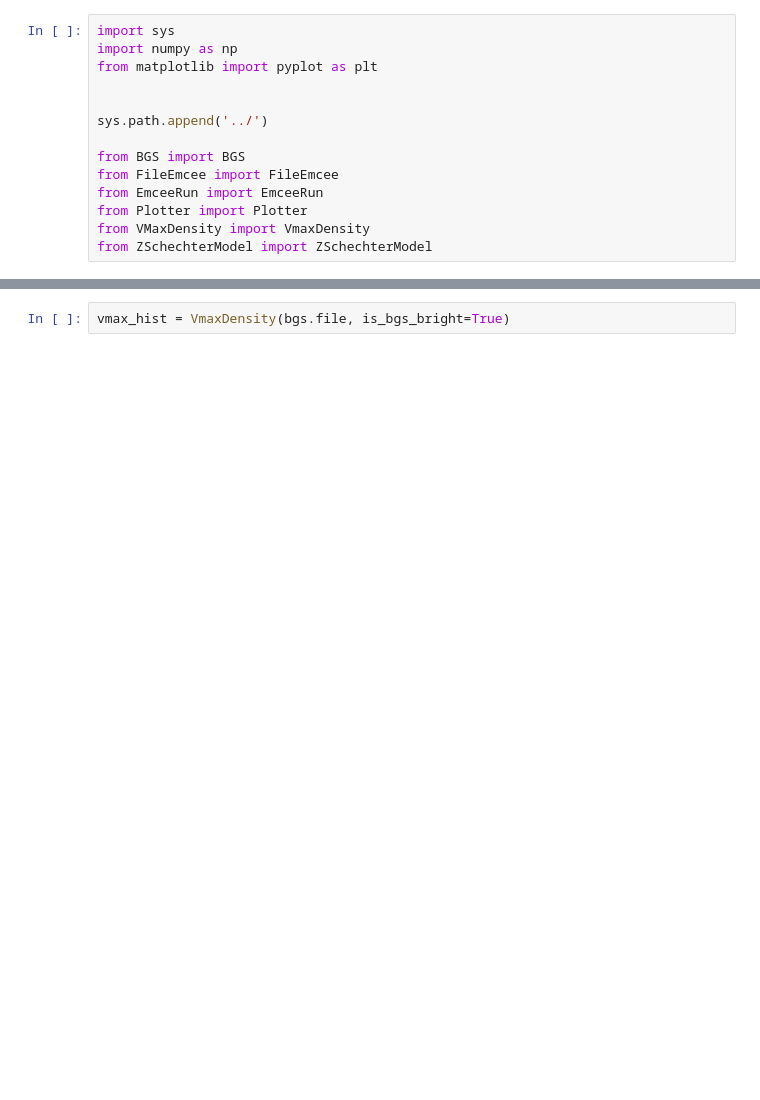
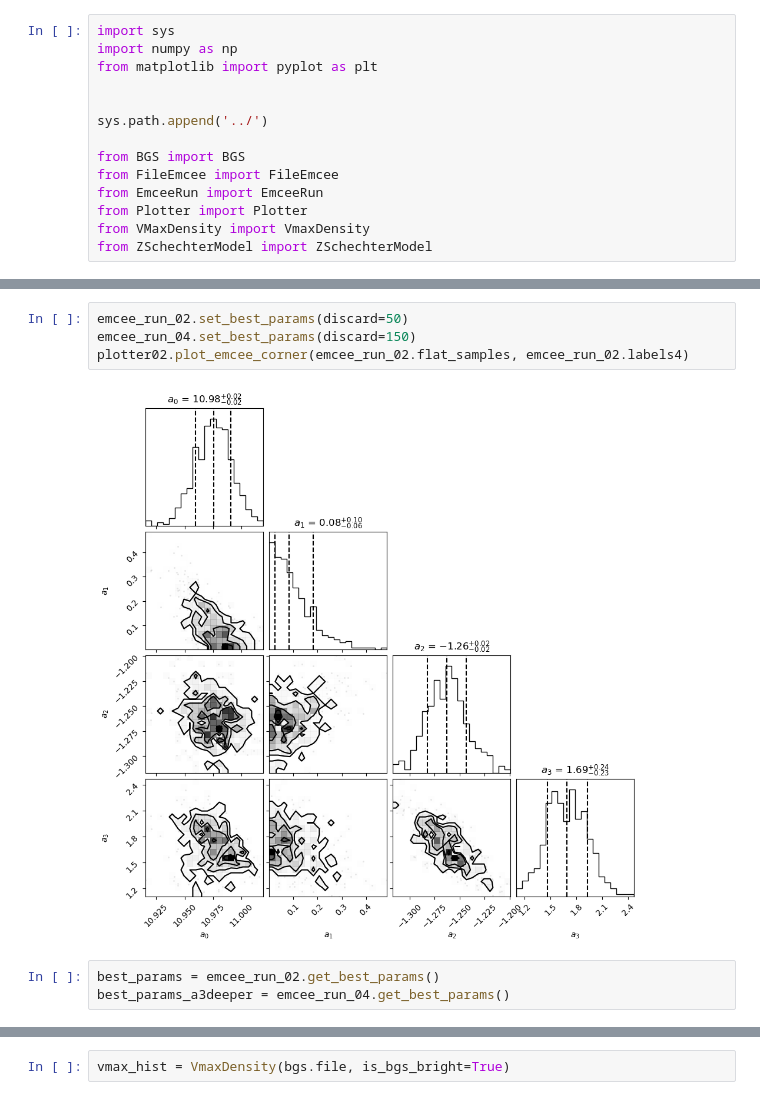
Before and after one commit to fedehope/zSMF, a Jupyter notebook: nb/emcee_check.ipynb, the cells around one changed output, grey strips where cells are left out. Cells and saved outputs as stored; diff of their text form; blank space fills up the shorter version.

```diff
--- a/nb/emcee_check.ipynb
+++ b/nb/emcee_check.ipynb
@@ -56,3 +34,12 @@ best_params_a3deeper = emcee_run_a3deeper.get_best_params()
+# %%
+emcee_run_02.set_best_params(discard=50)
+emcee_run_04.set_best_params(discard=150)
+plotter02.plot_emcee_corner(emcee_run_02.flat_samples, emcee_run_02.labels4)
+# %% [output]
+[figure, added]
+# %%
+best_params = emcee_run_02.get_best_params()
+best_params_a3deeper = emcee_run_04.get_best_params()
 # %%
 z = np.linspace(0.01,1,100)
 
```
Also changed, not shown: parts of 11 cells of this notebook.
